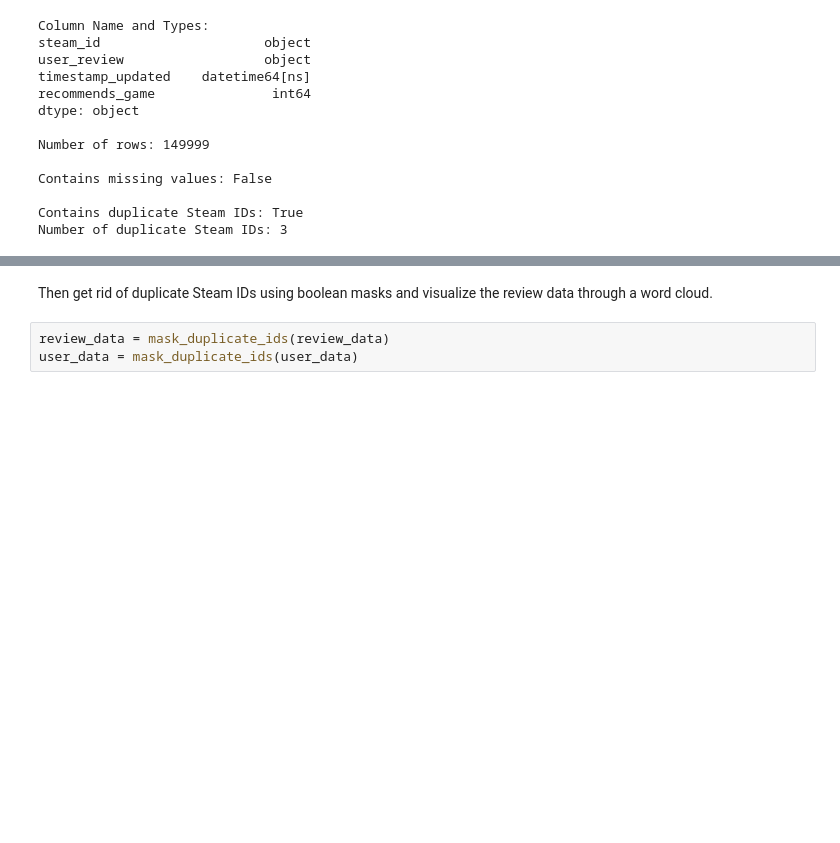
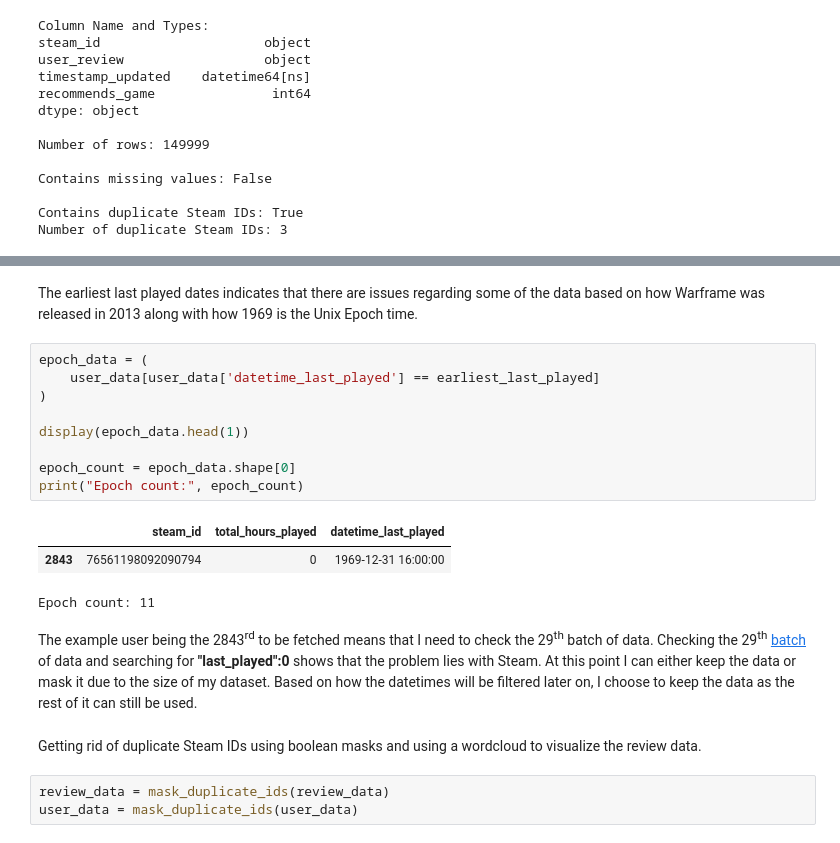
Before and after one commit to ys-lin14/warframe-exploration, a Jupyter notebook: data_exploration.ipynb, the cells around one changed output, grey strips where cells are left out. Drawn from its saved outputs; the diff is of its cells as text; blank space fills up the shorter version.

```diff
--- a/data_exploration.ipynb
+++ b/data_exploration.ipynb
@@ -230,5 +226,22 @@ Number of duplicate Steam IDs: 3
+# %% [markdown]
+The earliest last played dates indicates that there are issues regarding some of the data based on how Warframe was released in 2013 along with how 1969 is the Unix Epoch time.
+# %%
+epoch_data = (
+    user_data[user_data['datetime_last_played'] == earliest_last_played]
+)
+
+display(epoch_data.head(1))
+
+epoch_count = epoch_data.shape[0]
+print("Epoch count:", epoch_count)
+# %% [output]
+|  | steam_id | total_hours_played | datetime_last_played |
+| 2843 | 76561198092090794 | 0 | 1969-12-31 16:00:00 |
+Epoch count: 11
+# %% [markdown]
+The example user being the 2843<sup>rd</sup> to be fetched means that I need to check the 29<sup>th</sup> batch of data. Checking the 29<sup>th</sup> [batch](https://store.steampowered.com/appreviews/230410?json=1&language=english&day_range=9223372036854775807&num_per_page=100&purchase_type=all&cursor=AoIIQJ9c%2B3GM0h0%3D) of data and searching for **"last_played":0** shows that the problem lies with Steam. At this point I can either keep the data or mask it due to the size of my dataset. Based on how the datetimes will be filtered later on, I choose to keep the data as the rest of it can still be used.
 # %% [markdown]
-Then get rid of duplicate Steam IDs using boolean masks and visualize the review data through a word cloud.
+Getting rid of duplicate Steam IDs using boolean masks and using a wordcloud to visualize the review data.
 # %%
 review_data = mask_duplicate_ids(review_data)
 user_data = mask_duplicate_ids(user_data)
```
Also changed, not shown: parts of 10 cells of this notebook.
